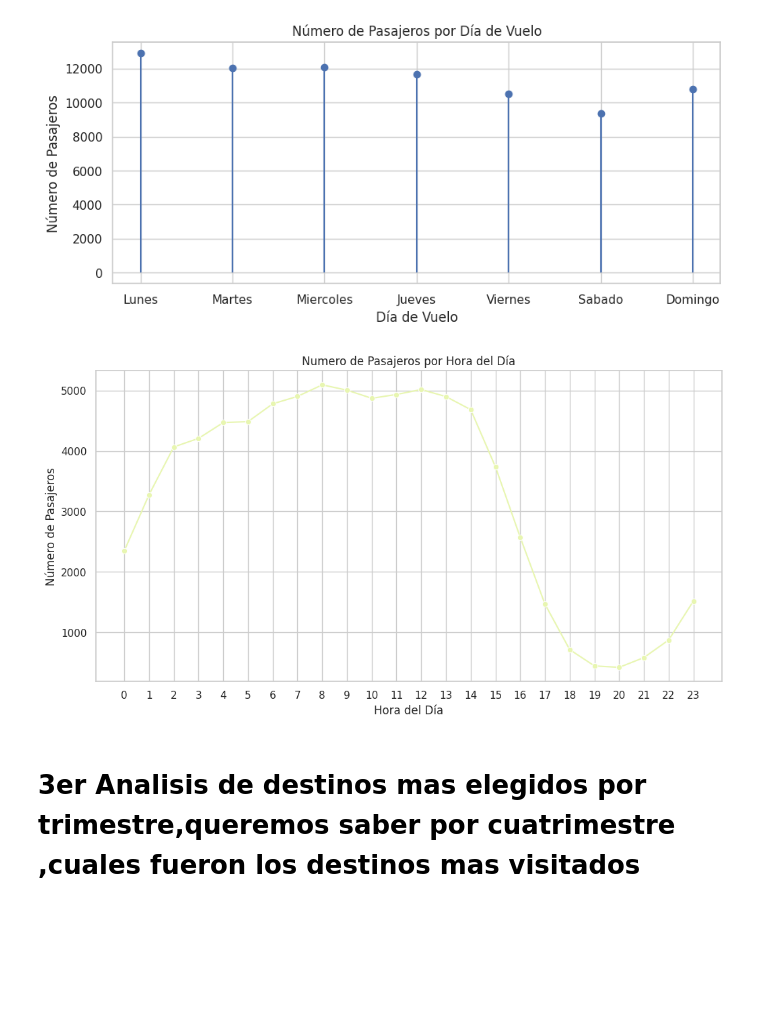
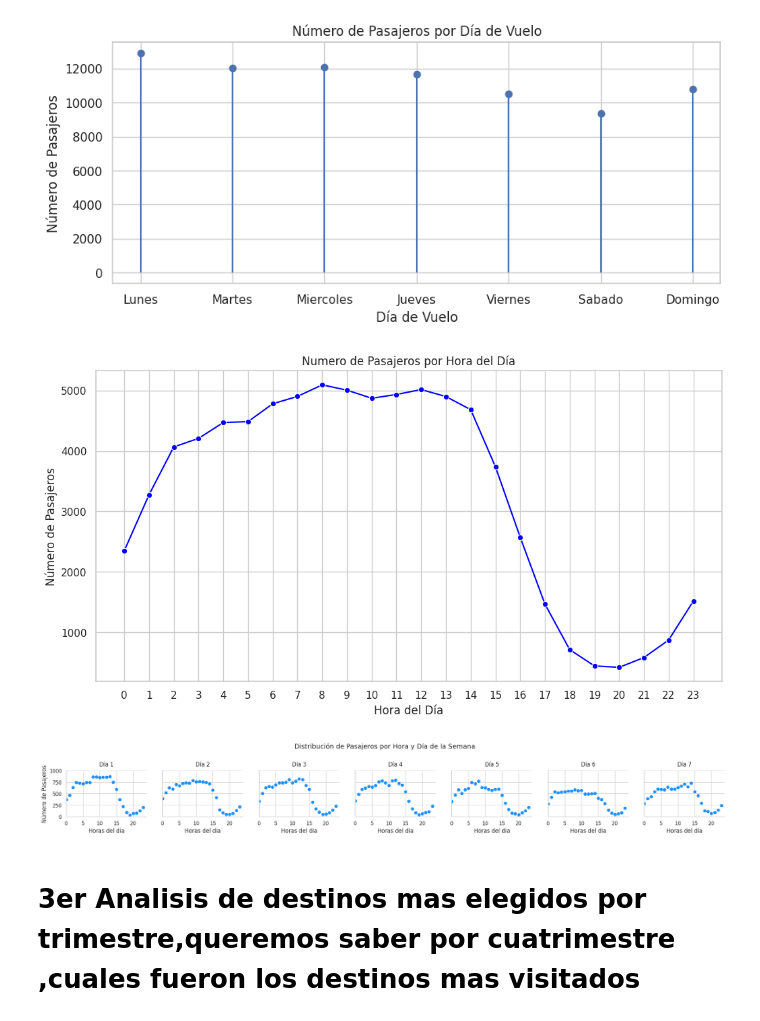
Before and after one commit to BeltranMal/tp1_orga_de_datos, a Jupyter notebook: Analisis 2 (1).ipynb, the cells around one changed output. Drawn from its saved outputs; the diff is of its cells as text; code cells hidden in the pictures; blank space fills up the shorter version.

```diff
--- a/Analisis_2_(1)_(10).ipynb
+++ b/Analisis 2 (1).ipynb
@@ -123,0 +120,13 @@ promedio_pasajeros = promedio_pasajeros.merge(top_10_rutas[["country"]],on="coun
+# %%
+# vemos que medio de compra se usa mas en todo el mundo -> en base a esto suponemos que el medio de compra con mas porcentaje sera el utilizado por los top 10 paises que mas venta de pasajes tuvieron
+medio_de_compras = datos_de_pasajeros.sales_channel.value_counts()
+medio_de_compras = medio_de_compras.to_frame()
+medio_de_compras.reset_index(inplace = True)
+medio_de_compras.columns = ["medio de compra", "ventas totales"]
+
+sns.set_palette("YlGnBu")
+plt.figure(figsize=(10,7))
+plt.pie(medio_de_compras["ventas totales"], labels= medio_de_compras["medio de compra"], autopct='%0.1f %%')
+plt.title('Distribución de Medios de Compra en todos los paises', fontsize= 16, loc= 'center')
+plt.axis('equal')
+plt.show()
@@ -158,15 +175,30 @@ plt.show()
 # %%
 pasajeros_por_hora = dias_de_viaje.groupby("flight_hour")[["num_passengers"]].sum().reset_index()
 plt.figure(figsize=(12, 6))
-sns.lineplot(x='flight_hour', y='num_passengers', data=pasajeros_por_hora, marker='o')
+sns.lineplot(x='flight_hour', y='num_passengers', data=pasajeros_por_hora, marker='o', color = 'blue')
 plt.xlabel('Hora del Día')
 plt.ylabel('Número de Pasajeros')
 plt.title('Numero de Pasajeros por Hora del Día')
 plt.xticks(range(0, 24))
 plt.grid(True)
 plt.show()
 # %% [output]
-[figure, old version]
+[figure, new version]
+# %%
+distribucion_psaajeros = sns.FacetGrid(dias_de_viaje, col="flight_day")
+distribucion_psaajeros = distribucion_psaajeros.map(plt.scatter, "flight_hour", "num_passengers", color= 'dodgerblue').set_titles("Día {col_name}",pad=10)
+distribucion_psaajeros.set_axis_labels("Horas del Día", "Número de Pasajeros")
+plt.subplots_adjust(top=0.7)
+
+plt.ylim(0,1000)
+plt.xlim(0,24)
+distribucion_psaajeros.fig.subplots_adjust(wspace=0.2, hspace=1)
+
+distribucion_psaajeros.set_xlabels("Horas del dia")
+distribucion_psaajeros.fig.suptitle('Distribución de Pasajeros por Hora y Día de la Semana')
+plt.show()
+# %% [output]
+[figure, added]
 # %% [markdown]
 # 3er Analisis de destinos mas elegidos por **trimestre**,queremos saber por cuatrimestre ,cuales fueron los destinos mas visitados
 # %%
```
Also changed, not shown: parts of 11 cells of this notebook, 1 other file.
